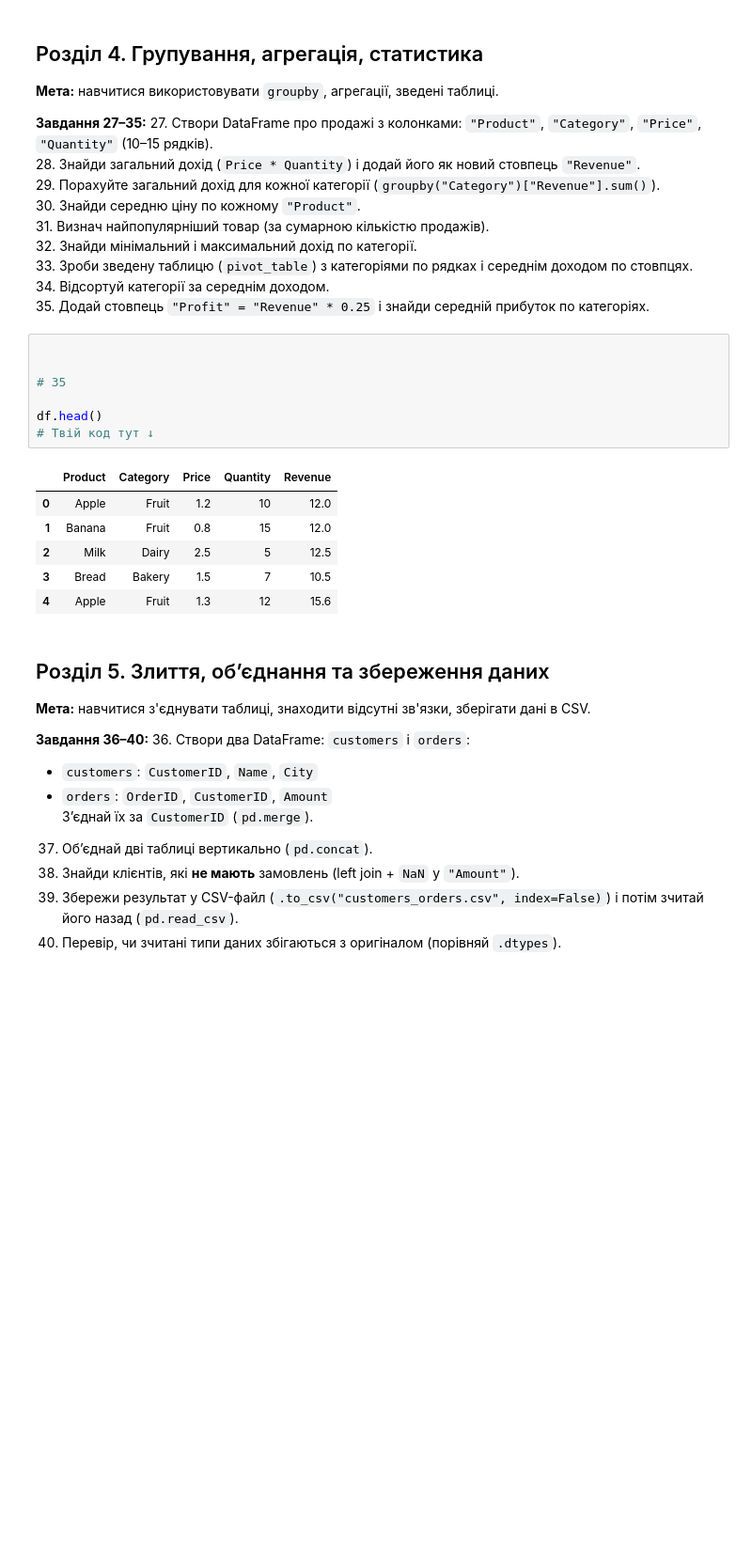
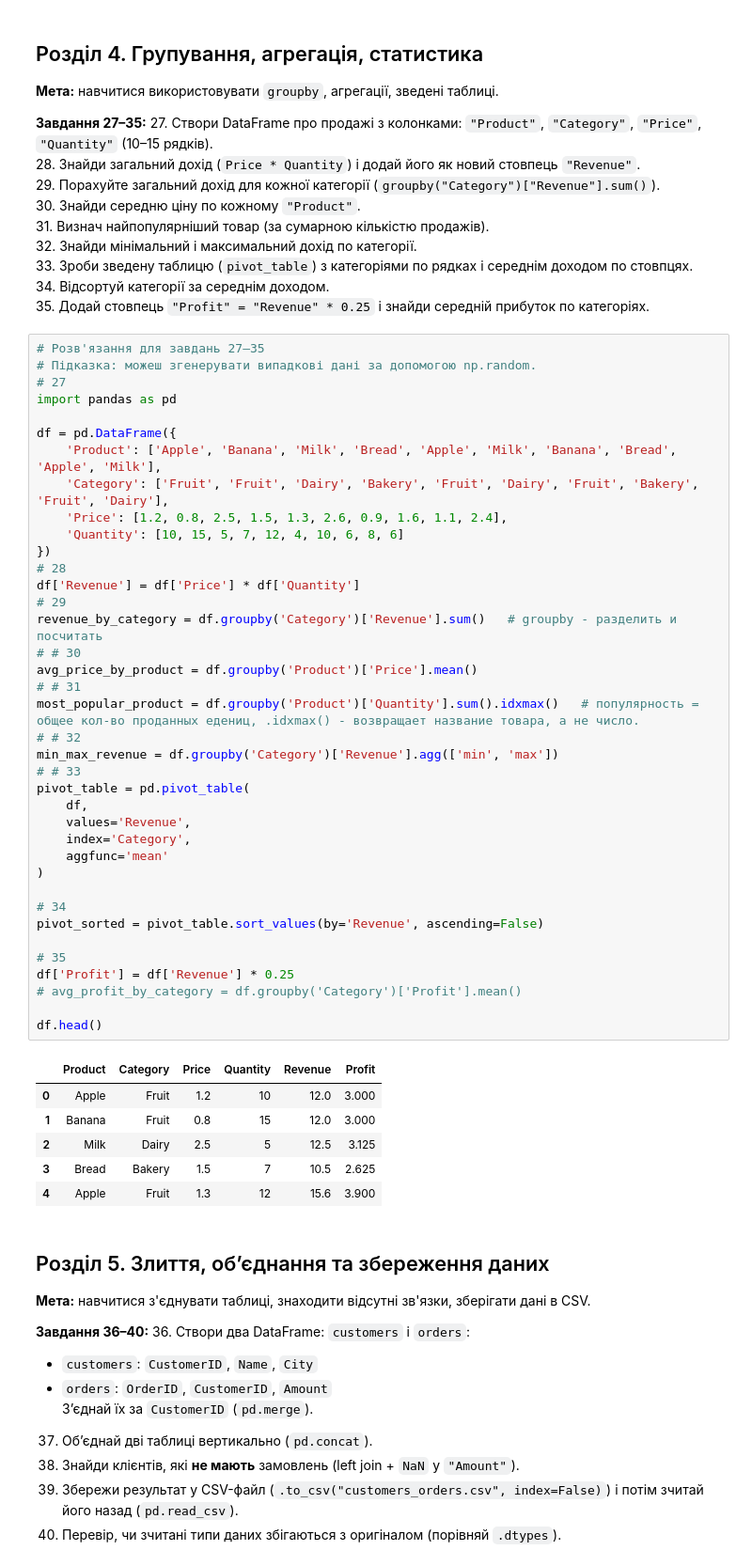
Before and after one commit to shevyakina43/test_task_python, a Jupyter notebook: pandas_matplotlib_practice.ipynb, the cells around one changed output. Shown: that part at 94% size. Saved outputs shown, nothing was run; the diff lists cells and outputs as text; blank space fills up the shorter version.

```diff
--- a/pandas_matplotlib_practice.ipynb
+++ b/pandas_matplotlib_practice.ipynb
@@ -333,20 +332,51 @@ df.head()
 33. Зроби зведену таблицю (`pivot_table`) з категоріями по рядках і середнім доходом по стовпцях.
 34. Відсортуй категорії за середнім доходом.
 35. Додай стовпець `"Profit" = "Revenue" * 0.25` і знайди середній прибуток по категоріях.
-# %%
-
-
-# 35
-
-df.head()
-# Твій код тут ↓
-# %% [output]
-|  | Product | Category | Price | Quantity | Revenue |
-| 0 | Apple | Fruit | 1.2 | 10 | 12.0 |
-| 1 | Banana | Fruit | 0.8 | 15 | 12.0 |
-| 2 | Milk | Dairy | 2.5 | 5 | 12.5 |
-| 3 | Bread | Bakery | 1.5 | 7 | 10.5 |
-| 4 | Apple | Fruit | 1.3 | 12 | 15.6 |
+# %%
+# Розв'язання для завдань 27–35
+# Підказка: можеш згенерувати випадкові дані за допомогою np.random.
+# 27
+import pandas as pd
+
+df = pd.DataFrame({
+    'Product': ['Apple', 'Banana', 'Milk', 'Bread', 'Apple', 'Milk', 'Banana', 'Bread', 'Apple', 'Milk'],
+    'Category': ['Fruit', 'Fruit', 'Dairy', 'Bakery', 'Fruit', 'Dairy', 'Fruit', 'Bakery', 'Fruit', 'Dairy'],
+    'Price': [1.2, 0.8, 2.5, 1.5, 1.3, 2.6, 0.9, 1.6, 1.1, 2.4],
+    'Quantity': [10, 15, 5, 7, 12, 4, 10, 6, 8, 6]
+})
+# 28
+df['Revenue'] = df['Price'] * df['Quantity']
+# 29
+revenue_by_category = df.groupby('Category')['Revenue'].sum()   # groupby - разделить и посчитать
+# # 30
+avg_price_by_product = df.groupby('Product')['Price'].mean()
+# # 31
+most_popular_product = df.groupby('Product')['Quantity'].sum().idxmax()   # популярность = общее кол-во проданных едениц, .idxmax() - возвращает название товара, а не число.
+# # 32
+min_max_revenue = df.groupby('Category')['Revenue'].agg(['min', 'max'])
+# # 33
+pivot_table = pd.pivot_table(
+    df,
+    values='Revenue',
+    index='Category',
+    aggfunc='mean'
+)
+
+# 34
+pivot_sorted = pivot_table.sort_values(by='Revenue', ascending=False)
+
+# 35
+df['Profit'] = df['Revenue'] * 0.25
+# avg_profit_by_category = df.groupby('Category')['Profit'].mean()
+
+df.head()
+# %% [output]
+|  | Product | Category | Price | Quantity | Revenue | Profit |
+| 0 | Apple | Fruit | 1.2 | 10 | 12.0 | 3.000 |
+| 1 | Banana | Fruit | 0.8 | 15 | 12.0 | 3.000 |
+| 2 | Milk | Dairy | 2.5 | 5 | 12.5 | 3.125 |
+| 3 | Bread | Bakery | 1.5 | 7 | 10.5 | 2.625 |
+| 4 | Apple | Fruit | 1.3 | 12 | 15.6 | 3.900 |
 # %% [markdown]
 ## Розділ 5. Злиття, об’єднання та збереження даних
 **Мета:** навчитися з'єднувати таблиці, знаходити відсутні зв'язки, зберігати дані в CSV.
```
Also changed, not shown: parts of 5 cells of this notebook.
